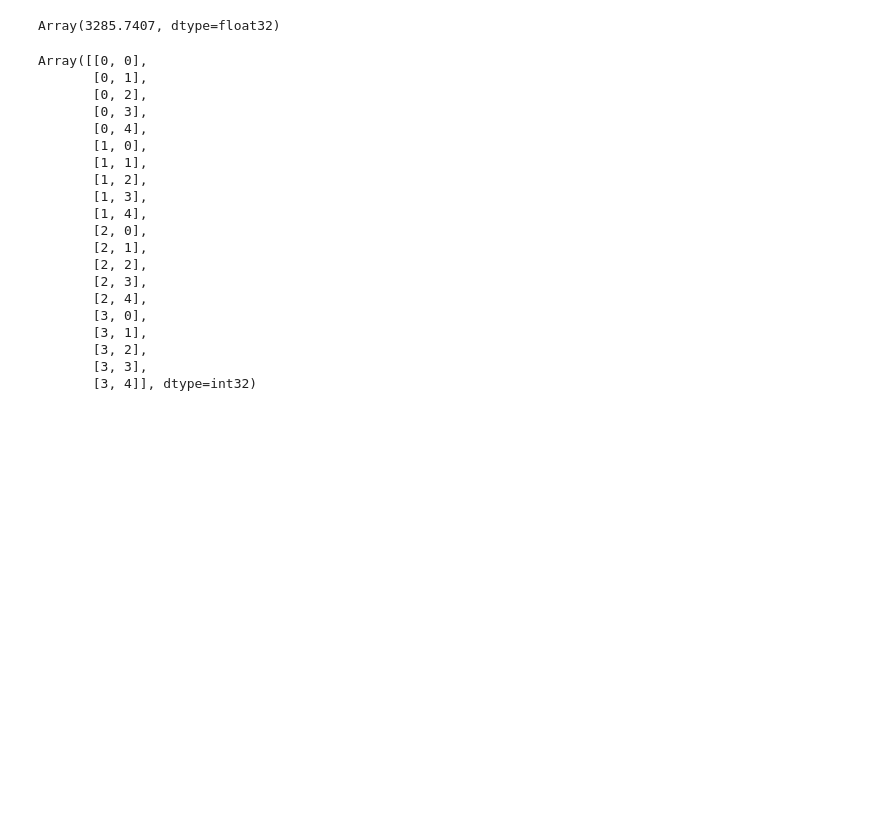
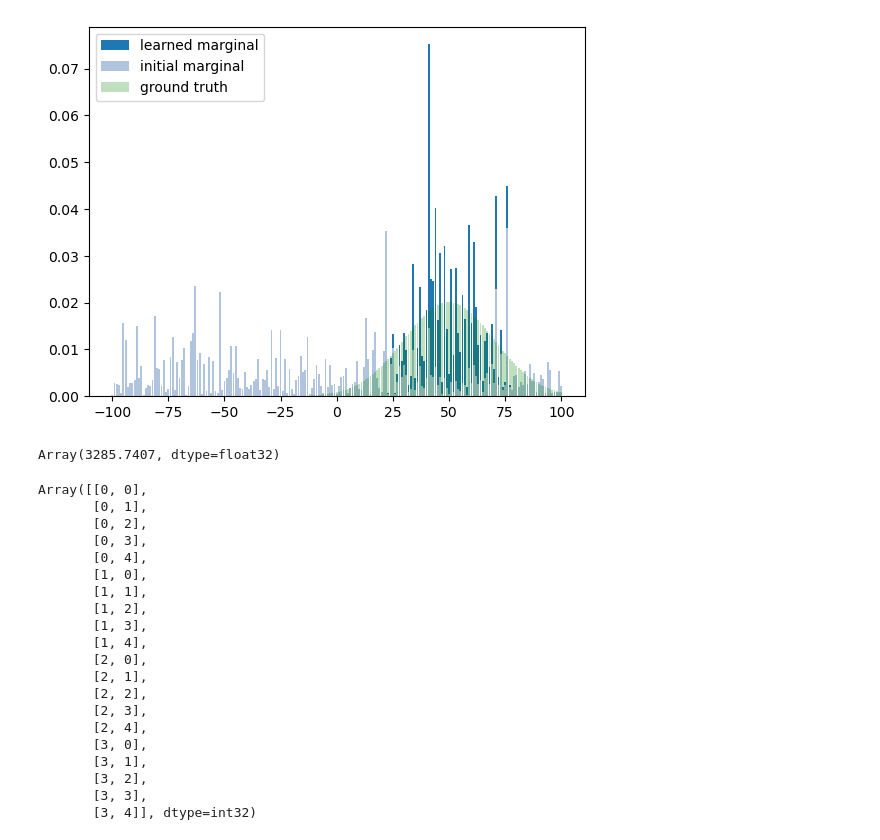
Before and after one commit to jacobe90/birdflow-bilevel, a Jupyter notebook: dev-notebooks/ott-jax-toy-example.ipynb, the cells around one changed output. Saved outputs shown, nothing was run; the diff lists cells and outputs as text; code cells hidden in the pictures; blank space fills up the shorter version.

```diff
--- a/dev-notebooks/ott-jax-toy-example.ipynb
+++ b/dev-notebooks/ott-jax-toy-example.ipynb
@@ -29,6 +29,22 @@ def ot_marginal_loss(mu: Float[Array, "n "], mu_true: Float[Array, "n "], x: Flo
     geom = pointcloud.PointCloud(x, x)
     ot = solve_fn(geom, implicit_diff=ImplicitDiff(), a=mu, b=mu_true)
     return ot.reg_ot_cost
+
+"""
+Compute W2 distance between marginals mu and mu_true on geometry x
+"""
+def ot_marginal_loss_w2(mu: Float[Array, "n "], mu_true: Float[Array, "n "], x: Float[Array, "n d"]):
+    geom = pointcloud.PointCloud(x, x)
+    ot = solve_fn(geom, implicit_diff=ImplicitDiff(), a=mu, b=mu_true)
+    return jnp.dot(ot.geom.cost_matrix.ravel(), ot.matrix.ravel())
+
+"""
+ot primal cost for transporting between marginals mu and mu_true on geometry x
+"""
+def ot_marginal_loss_primal(mu: Float[Array, "n "], mu_true: Float[Array, "n "], x: Float[Array, "n d"]):
+    geom = pointcloud.PointCloud(x, x)
+    ot = solve_fn(geom, implicit_diff=ImplicitDiff(), a=mu, b=mu_true)
+    return ot.primal_cost
 
 """
 1-d gaussian kernel with center c, standard deviation sigma, domain
@@ -123,0 +157,11 @@ plt.show()
+# %%
+# plot learned distribution using ot.primal_cost for ot comparison
+learned, theta_init = learn_marginal_logits(mu_true, X, ot_marginal_loss_primal)
+learned_mu_true = jax.nn.softmax(learned)
+mu_init = jax.nn.softmax(theta_init[0])
+plt.bar(X, learned_mu_true, label="learned marginal")
+plt.bar(X, mu_init, label="initial marginal", color="lightsteelblue")
+plt.bar(X, mu_true, label="ground truth", color="green", alpha=0.25)
+plt.legend()
+plt.show()
+# %% [output]
@@ -124,3 +185,4 @@ plt.show()
+[figure, added]
 # %%
 # initialize a random array
 key = jax.random.PRNGKey(42)
```
Also changed, not shown: parts of 5 cells of this notebook, 1 other file.
